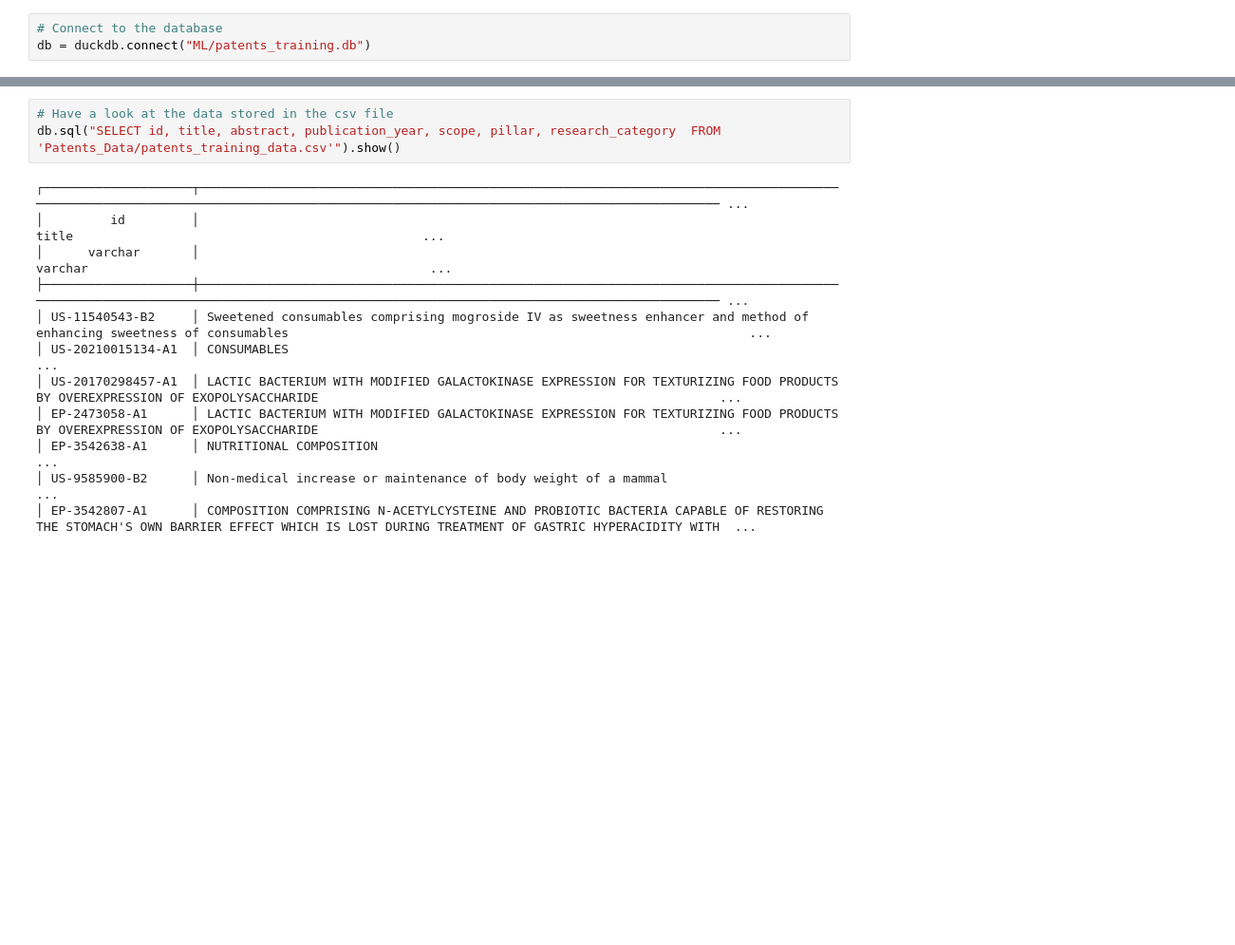
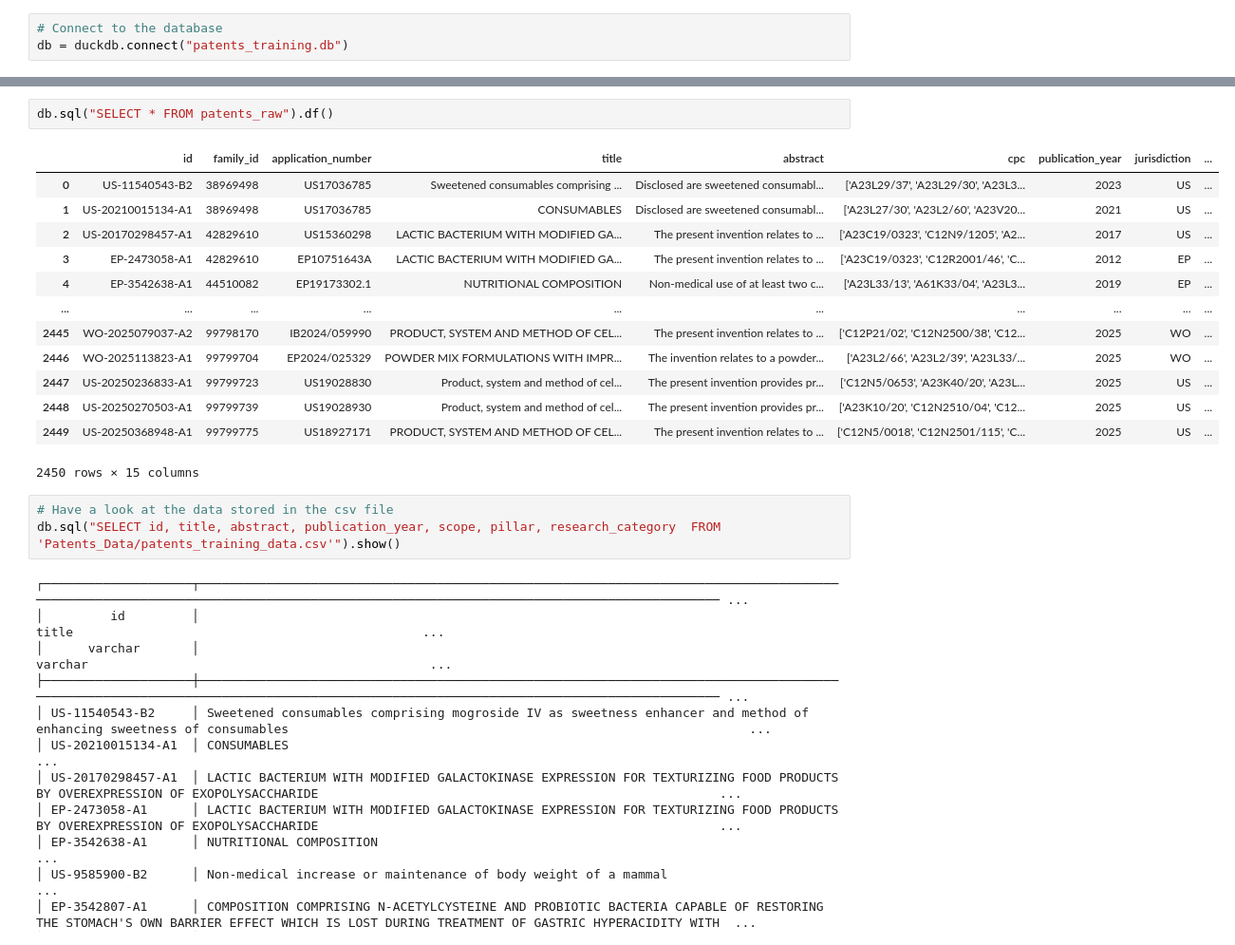
Before and after one commit to violah-fellow/SHEEP, a Jupyter notebook: Patents/SQL_setup_patents.ipynb, the cells around one changed output, grey strips where cells are left out. Shown at 95% size. Cells and saved outputs as stored; diff of their text form; blank space fills up the shorter version.

```diff
--- a/Patents/SQL_setup_patents.ipynb
+++ b/Patents/SQL_setup_patents.ipynb
@@ -4,3 +5,3 @@ import pandas as pd
 # %%
 # Connect to the database
-db = duckdb.connect("ML/patents_training.db")
+db = duckdb.connect("patents_training.db")
@@ -7,3 +18,19 @@ db = duckdb.connect("ML/patents_training.db")
+# %%
+db.sql("SELECT * FROM patents_raw").df()
+# %% [output]
+|  | id | family_id | application_number | title | abstract | cpc | publication_year | jurisdiction | ... |
+| 0 | US-11540543-B2 | 38969498 | US17036785 | Sweetened consumables comprising ... | Disclosed are sweetened consumabl... | ['A23L29/37', 'A23L29/30', 'A23L3... | 2023 | US | ... |
+| 1 | US-20210015134-A1 | 38969498 | US17036785 | CONSUMABLES | Disclosed are sweetened consumabl... | ['A23L27/30', 'A23L2/60', 'A23V20... | 2021 | US | ... |
+| 2 | US-20170298457-A1 | 42829610 | US15360298 | LACTIC BACTERIUM WITH MODIFIED GA... | The present invention relates to ... | ['A23C19/0323', 'C12N9/1205', 'A2... | 2017 | US | ... |
+| 3 | EP-2473058-A1 | 42829610 | EP10751643A | LACTIC BACTERIUM WITH MODIFIED GA... | The present invention relates to ... | ['A23C19/0323', 'C12R2001/46', 'C... | 2012 | EP | ... |
+| 4 | EP-3542638-A1 | 44510082 | EP19173302.1 | NUTRITIONAL COMPOSITION | Non-medical use of at least two c... | ['A23L33/13', 'A61K33/04', 'A23L3... | 2019 | EP | ... |
+| ... | ... | ... | ... | ... | ... | ... | ... | ... | ... |
+| 2445 | WO-2025079037-A2 | 99798170 | IB2024/059990 | PRODUCT, SYSTEM AND METHOD OF CEL... | The present invention relates to ... | ['C12P21/02', 'C12N2500/38', 'C12... | 2025 | WO | ... |
+| 2446 | WO-2025113823-A1 | 99799704 | EP2024/025329 | POWDER MIX FORMULATIONS WITH IMPR... | The invention relates to a powder... | ['A23L2/66', 'A23L2/39', 'A23L33/... | 2025 | WO | ... |
+| 2447 | US-20250236833-A1 | 99799723 | US19028830 | Product, system and method of cel... | The present invention provides pr... | ['C12N5/0653', 'A23K40/20', 'A23L... | 2025 | US | ... |
+| 2448 | US-20250270503-A1 | 99799739 | US19028930 | Product, system and method of cel... | The present invention provides pr... | ['A23K10/20', 'C12N2510/04', 'C12... | 2025 | US | ... |
+| 2449 | US-20250368948-A1 | 99799775 | US18927171 | PRODUCT, SYSTEM AND METHOD OF CEL... | The present invention relates to ... | ['C12N5/0018', 'C12N2501/115', 'C... | 2025 | US | ... |
+2450 rows × 15 columns
 # %%
 # Have a look at the data stored in the csv file
 db.sql("SELECT id, title, abstract, publication_year, scope, pillar, research_category  FROM 'Patents_Data/patents_training_data.csv'").show()
```
Also changed, not shown: parts of 9 cells of this notebook, 50 other files.
